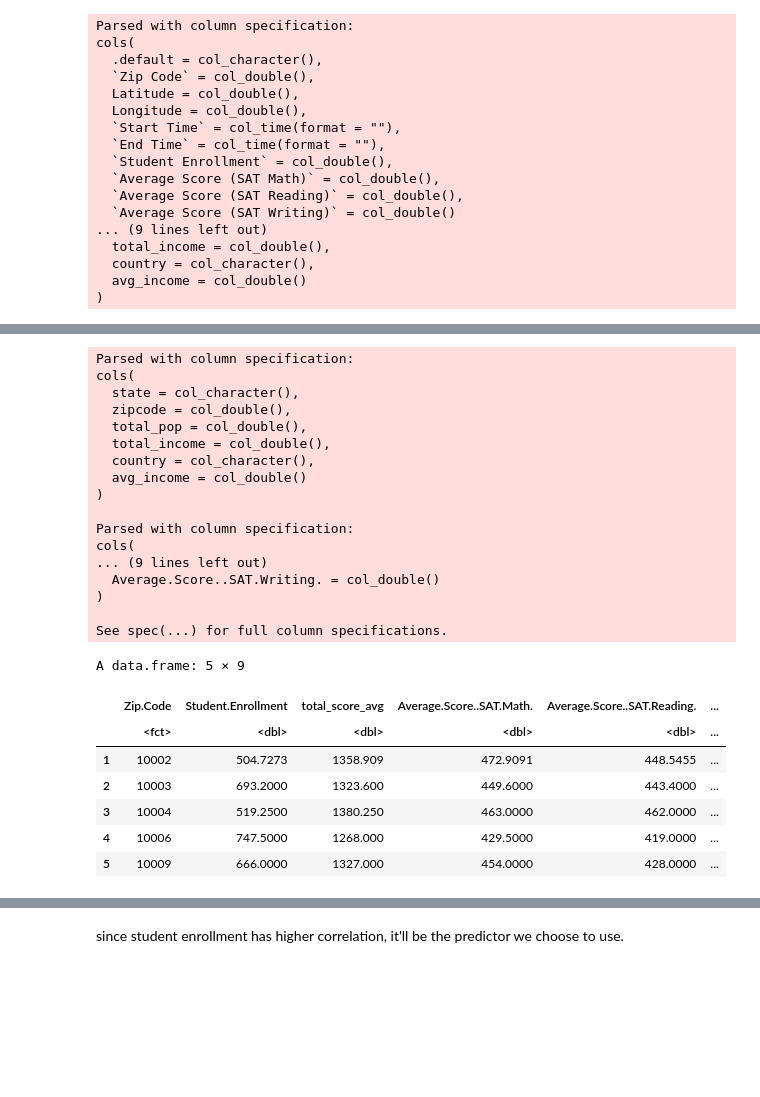
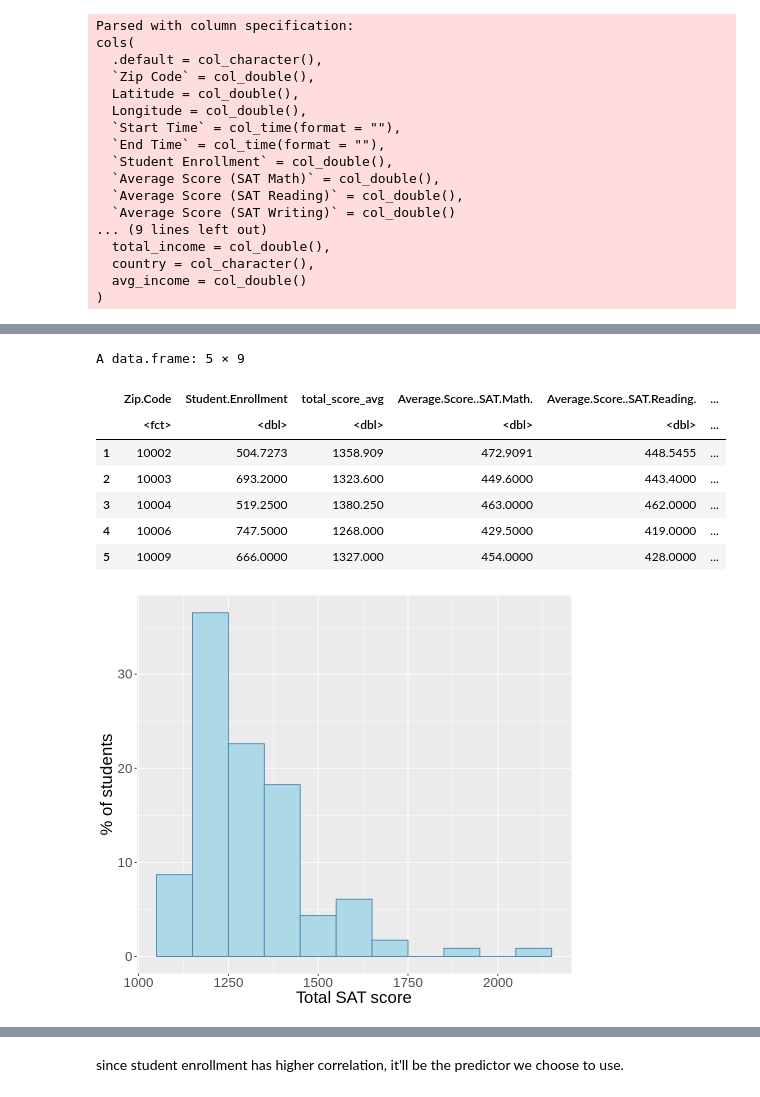
Before and after one commit to emi31770/DSCI-Project, a Jupyter notebook: Project.ipynb, the cells around one changed output, grey strips where cells are left out. Cells and saved outputs as stored; diff of their text form; code cells hidden in the pictures; blank space fills up the shorter version.

```diff
--- a/Project.ipynb
+++ b/Project.ipynb
@@ -67,7 +93,4 @@ cols(
 # %%
-zip_income <- read_csv("zip.csv")
-sat_scores <- read_csv("sat.csv")
-
 zip_income <- zip_income %>%
                 filter(state == "NY", country == "USA") %>%
                 mutate(Zip.Code = zipcode) %>%
@@ -88,24 +111,7 @@ joined_tables = joined_tables %>%
 
 head(joined_tables, 5)
 # %% [output]
-Parsed with column specification:
-cols(
-  state = col_character(),
-  zipcode = col_double(),
-  total_pop = col_double(),
-  total_income = col_double(),
-  country = col_character(),
-  avg_income = col_double()
-)
-
-Parsed with column specification:
-cols(
-... (9 lines left out)
-  Average.Score..SAT.Writing. = col_double()
-)
-
-See spec(...) for full column specifications.
+A data.frame: 5 × 9
-A data.frame: 5 × 9
 |  | Zip.Code | Student.Enrollment | total_score_avg | Average.Score..SAT.Math. | Average.Score..SAT.Reading. | ... |
 |  | <fct> | <dbl> | <dbl> | <dbl> | <dbl> | ... |
 | 1 | 10002 | 504.7273 | 1358.909 | 472.9091 | 448.5455 | ... |
@@ -113,6 +119,21 @@ A data.frame: 5 × 9
 | 3 | 10004 | 519.2500 | 1380.250 | 463.0000 | 462.0000 | ... |
 | 4 | 10006 | 747.5000 | 1268.000 | 429.5000 | 419.0000 | ... |
 | 5 | 10009 | 666.0000 | 1327.000 | 454.0000 | 428.0000 | ... |
+# %%
+options(repr.plot.width = 8, repr.plot.height = 7)
+
+SAT_dist_plot <- ggplot(joined_tables, aes(x = total_score_avg)) +
+                   geom_histogram(aes(y = 100 * stat(count) / sum(stat(count))),
+                   binwidth = 100,
+                   fill = "lightblue",
+                   color = "steelblue") +
+                   ylab("% of students") +
+                   xlab("Total SAT score") +
+                   theme(text = element_text(size = 20))
+
+SAT_dist_plot
+# %% [output]
+[figure, added]
 # %%
 set.seed(4321)
 
```
Also changed, not shown: parts of 9 cells of this notebook, 3 other files.
